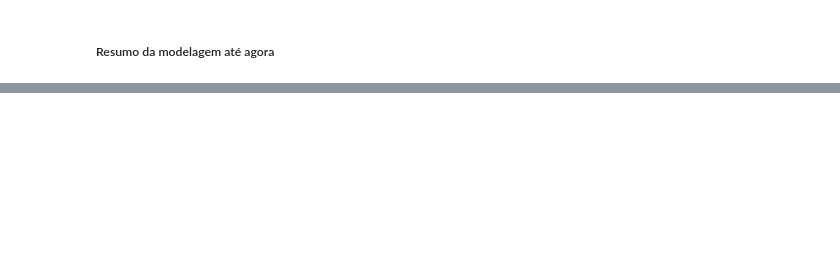
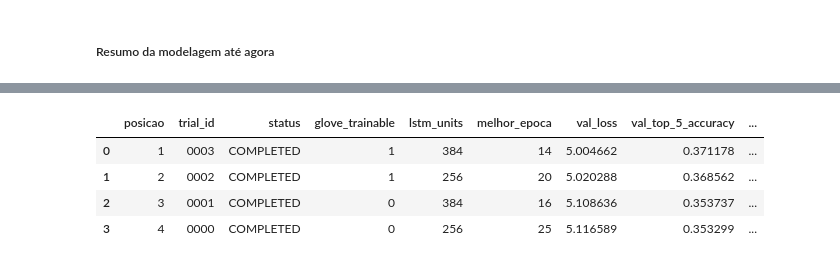
Before and after one commit to gilcesarf/imd1107-202601, a Jupyter notebook: 3-unidade/atividade4.ipynb, the cells around one changed output, grey strips where cells are left out. Drawn from its saved outputs; the diff is of its cells as text; code cells hidden in the pictures; blank space fills up the shorter version.

```diff
--- a/3-unidade/atividade4.ipynb
+++ b/3-unidade/atividade4.ipynb
@@ -405,7 +582,5 @@ Como as reviews possuem comprimentos variados, cada uma delas gera uma quantidad
 # %%
-df_reviews["sequence_count"] = (
-    df_reviews["length"] - 1
-).clip(lower=0)
+df_reviews["sequence_count"] = (df_reviews["length"] - 1).clip(lower=0)
 
 df_reviews["sequence_count"].describe()
 # %% [output]
@@ -763,8 +1084,3 @@ Model: "functional"
     - Otimizador `Adam`;
     - Para lidar com **saídas probabilística** e **variável alvo categórica**, utilizaremos a **função de custo** [`sparse_categorical_crossentropy`](https://keras.io/api/losses/probabilistic_losses/#sparsecategoricalcrossentropy-class);
     - Métrica [`SparseTopKCategoricalAccuracy`](https://www.tensorflow.org/api_docs/python/tf/keras/metrics/SparseTopKCategoricalAccuracy) para pegar os $k=5$ maiores valores da camada de saída.
-# %%
-model.compile(optimizer=Adam(learning_rate=1e-4),
-              loss="sparse_categorical_crossentropy",
-              metrics=[SparseTopKCategoricalAccuracy(k=5, name="SparseTopKCategoricalAccuracy")]
-              )
@@ -776,10 +1126,3 @@ model.compile(optimizer=Adam(learning_rate=1e-4),
     - 15 épocas (inicialmente);
     - `batch_size` > 100;
     - `validation_split = 0.2`.
-# %%
-model.fit(x=X_train ,
-          y=y_train,
-          epochs=15,
-          batch_size=256,
-          validation_data=(X_val, y_val)
-          )
@@ -1549,0 +2059,15 @@ Frase gerada:   the ending of the film was a great comedy of the time and the of
+# %%
+GRID_SEARCH_SUMMARY_FILE = (
+    RESULTS_BASE_DIR
+    / "grid-search-summary.csv"
+)
+
+GRID_SEARCH_BEST_MODEL_FILE = (
+    RESULTS_BASE_DIR
+    / "best-model.keras"
+)
+
+GRID_SEARCH_NUM_TRIALS = (
+    len(GRID_SEARCH_GLOVE_TRAINABLE_VALUES)
+    * len(GRID_SEARCH_LSTM_UNITS_VALUES)
+)
@@ -1549,0 +2199,14 @@ Frase gerada:   the ending of the film was a great comedy of the time and the of
+# %%
+df_grid_search_results = (
+    criar_dataframe_resultados_grid_search(
+        tuner
+    )
+)
+
+df_grid_search_results
+# %% [output]
+|  | posicao | trial_id | status | glove_trainable | lstm_units | melhor_epoca | val_loss | val_top_5_accuracy | ... |
+| 0 | 1 | 0003 | COMPLETED | 1 | 384 | 14 | 5.004662 | 0.371178 | ... |
+| 1 | 2 | 0002 | COMPLETED | 1 | 256 | 20 | 5.020288 | 0.368562 | ... |
+| 2 | 3 | 0001 | COMPLETED | 0 | 384 | 16 | 5.108636 | 0.353737 | ... |
+| 3 | 4 | 0000 | COMPLETED | 0 | 256 | 25 | 5.116589 | 0.353299 | ... |
```
Also changed, not shown: parts of 131 cells of this notebook.
